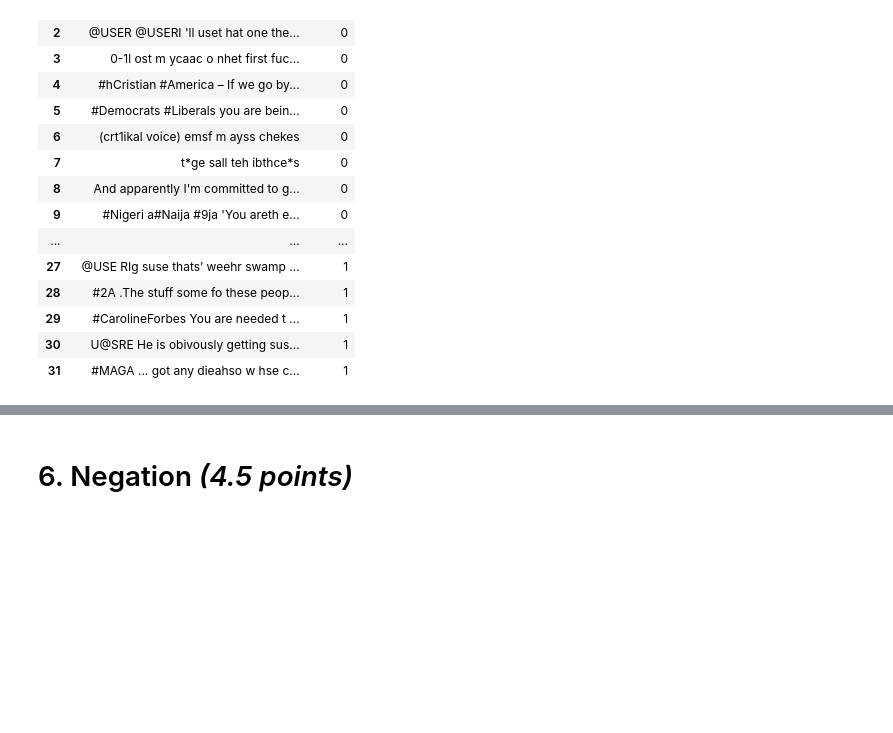
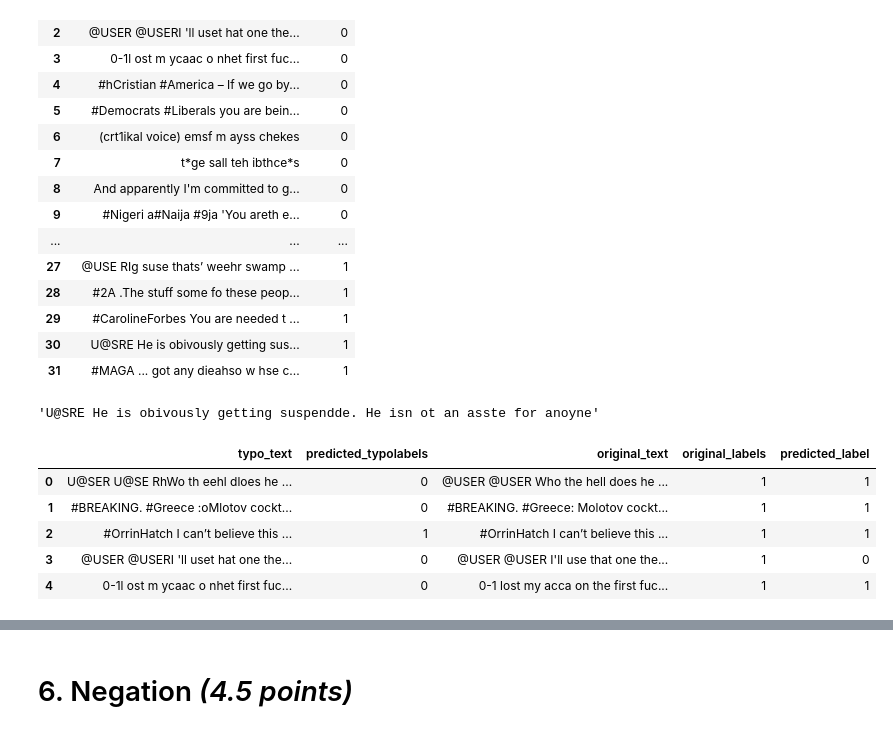
Before and after one commit to melisnv/natural-language-processing-projects, a Jupyter notebook: Assignment II NLP/error_analysis_with_checklist.ipynb, the cells around one changed output, grey strips where cells are left out. Cells and saved outputs as stored; diff of their text form; code cells hidden in the pictures; blank space fills up the shorter version.

```diff
--- a/Assignment II NLP/error_analysis_with_checklist.ipynb
+++ b/Assignment II NLP/error_analysis_with_checklist.ipynb
@@ -270,3 +271,19 @@ failed_examples
 | 29 | #CarolineForbes You are needed t ... | 1 |
 | 30 | U@SRE He is obivously getting sus... | 1 |
 | 31 | #MAGA ... got any dieahso w hse c... | 1 |
+# %%
+failed_examples['text'].iloc[30]
+# %% [output]
+'U@SRE He is obivously getting suspendde. He isn ot an asste for anoyne'
+# %%
+success_df = pd.DataFrame({'typo_text':predicted_typo_labels10['text'], 'predicted_typolabels': predicted_typo_labels10['labels'],
+                           'original_text':data['text'],'original_labels':data['labels'],
+                           'predicted_label':predictions})
+success_df.head()
+# %% [output]
+|  | typo_text | predicted_typolabels | original_text | original_labels | predicted_label |
+| 0 | U@SER U@SE RhWo th eehl dloes he ... | 0 | @USER @USER Who the hell does he ... | 1 | 1 |
+| 1 | #BREAKING. #Greece :oMlotov cockt... | 0 | #BREAKING. #Greece: Molotov cockt... | 1 | 1 |
+| 2 | #OrrinHatch I can’t believe this ... | 1 | #OrrinHatch I can’t believe this ... | 1 | 1 |
+| 3 | @USER @USERI 'll uset hat one the... | 0 | @USER @USER I'll use that one the... | 1 | 0 |
+| 4 | 0-1l ost m ycaac o nhet first fuc... | 0 | 0-1 lost my acca on the first fuc... | 1 | 1 |
```
Also changed, not shown: parts of 23 cells of this notebook.
